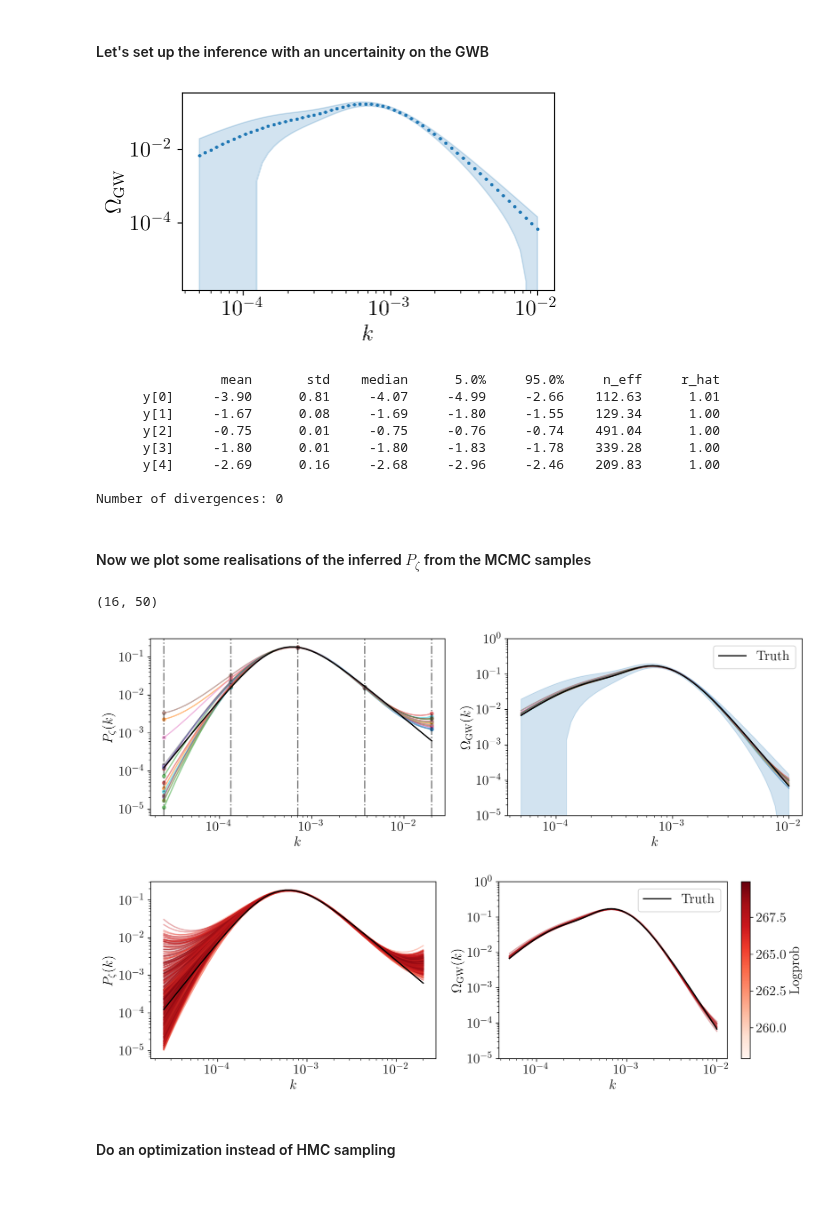
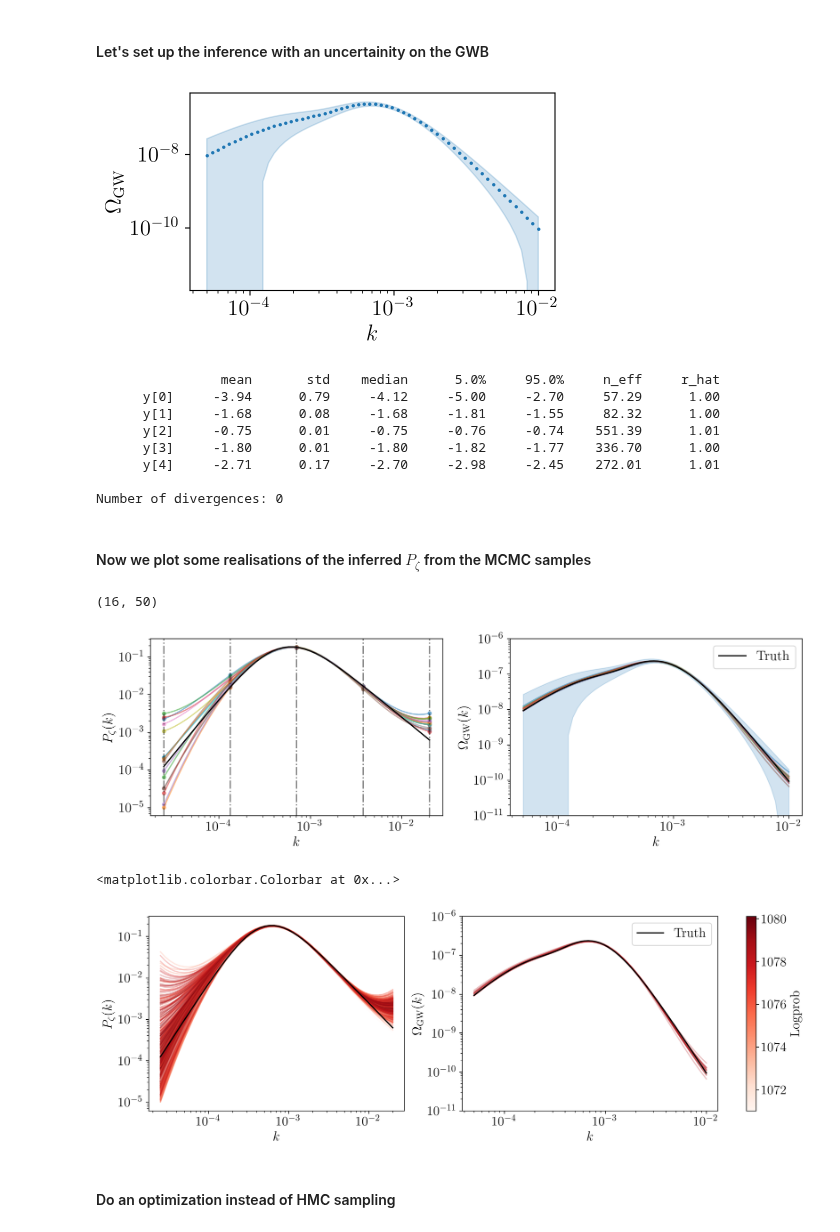
Before and after one commit to Ameek94/SIGW_Inverse, a Jupyter notebook: examples/bpl_jax_integrator.ipynb, the cells around one changed output. Saved outputs shown, nothing was run; the diff lists cells and outputs as text; code cells hidden in the pictures; blank space fills up the shorter version.

```diff
--- a/examples/bpl_jax_integrator.ipynb
+++ b/examples/bpl_jax_integrator.ipynb
@@ -20,8 +20,6 @@ from interpolation.omega_gw_jax import OmegaGWjax
 from interpolation.model import Fixed_Nodes_Model, spline_predict
 from getdist import plots,MCSamples,loadMCSamples
 %config InlineBackend.figure_format = 'retina'
-np.set_printoptions(precision=4,suppress=True)
-jnp.set_printoptions(precision=4,suppress=True)
 font = {'size'   : 16, 'family':'serif'}
 axislabelfontsize='large'
 matplotlib.rc('font', **font)
@@ -86,7 +98,7 @@ ax.fill_between(k_arr,gwb_amp+1.96*omks_sigma,gwb_amp-1.96*omks_sigma,alpha=0.2,
 ax.set(yscale='log',xscale='log',xlabel=r'$k$')
 fig.tight_layout()
 # %% [output]
-[figure, old version]
+[figure, new version]
 # %%
 # Set up the fixed node interpolator
 kmin, kmax = min(p_arr), max(p_arr)
@@ -99,11 +111,11 @@ pz_model = Fixed_Nodes_Model(n_nodes=5,pz_kmin=kmin,pz_kmax=kmax,
 samples, extras = pz_model.run_hmc_inference(num_warmup=512,num_samples=512,seed=0)
 # %% [output]
                 mean       std    median      5.0%     95.0%     n_eff     r_hat
-      y[0]     -3.90      0.81     -4.07     -4.99     -2.66    112.63      1.01
-      y[1]     -1.67      0.08     -1.69     -1.80     -1.55    129.34      1.00
-      y[2]     -0.75      0.01     -0.75     -0.76     -0.74    491.04      1.00
-      y[3]     -1.80      0.01     -1.80     -1.83     -1.78    339.28      1.00
-      y[4]     -2.69      0.16     -2.68     -2.96     -2.46    209.83      1.00
+      y[0]     -3.94      0.79     -4.12     -5.00     -2.70     57.29      1.00
+      y[1]     -1.68      0.08     -1.68     -1.81     -1.55     82.32      1.00
+      y[2]     -0.75      0.01     -0.75     -0.76     -0.74    551.39      1.01
+      y[3]     -1.80      0.01     -1.80     -1.82     -1.77    336.70      1.00
+      y[4]     -2.71      0.17     -2.70     -2.98     -2.45    272.01      1.01
 
 Number of divergences: 0
 # %% [markdown]
@@ -138,7 +150,7 @@ ax2.set(yscale='log',xscale='log')
 
 ax1.set_ylabel(r'$P_{\zeta}(k)$')
 ax1.set_xlabel(r'$k$')
-ax2.set_ylim(1e-5,1.)
+ax2.set_ylim(1e-11,1e-6)
 
 ax2.set_ylabel(r'$\Omega_{\mathrm{GW}}(k)$')
 ax2.set_xlabel(r'$k$')
@@ -146,41 +158,42 @@ ax2.legend()
 for val in nodes:
     ax1.axvline(10**(val),color='k',ls='-.',alpha=0.5)
 fig.tight_layout()
-
 # the dashed lines represent the spline node locations
 # %% [output]
 (16, 50)
-[figure, old version]
+[figure, new version]
 # %%
 ### Plot the MC realisations with their logprob
 cmap = matplotlib.colormaps['Reds']
 ys = samples['y']
 lp = -extras["potential_energy"] # PE = -negative logprob
 lp_min, lp_max = np.min(lp), np.max(lp)
 cols = (lp-lp_min)/(lp_max - lp_min) # normalise the logprob to a colour
 norm = colors.Normalize(lp_min,lp_max)
 
-fig, (ax1,ax2) = plt.subplots(1,2,figsize=(12,4))
+fig, (ax1,ax2) = plt.subplots(1,2,figsize=(12,4),layout='constrained')
 pz_amps = vmap(ff,)(ys)
 for i,pz in enumerate(pz_amps):
-    ax1.loglog(p_arr,pz,alpha=0.35,color=cmap(cols[i]))
+    ax1.loglog(p_arr,pz,alpha=0.25,color=cmap(cols[i]))
     # ax1.scatter(10**(nodes),10**(ys[i]),s=16,alpha=0.5)
 for om in gwb_amps:
-    ax2.loglog(k_arr,om,alpha=0.35,color=cmap(cols[i]))
+    ax2.loglog(k_arr,om,alpha=0.25,color=cmap(cols[i]))
 ax1.loglog(p_arr,pz_amp,color='k',lw=1.5)
 ax2.loglog(k_arr,gwb_amp,color='k',lw=1.5,label='Truth')
 
 ax2.legend()
 ax1.set_ylabel(r'$P_{\zeta}(k)$')
 ax1.set_xlabel(r'$k$')
-ax2.set_ylim(1e-5,1.)
+ax2.set_ylim(1e-11,1e-6)
 
 ax2.set_ylabel(r'$\Omega_{\mathrm{GW}}(k)$')
 ax2.set_xlabel(r'$k$')
-fig.colorbar(cm.ScalarMappable(norm=norm,cmap=cmap),ax=ax2,label='Logprob')
-fig.tight_layout()
+fig.colorbar(cm.ScalarMappable(norm=norm,cmap=cmap),ax=[ax1,ax2],label='Logprob')
+# fig.subplots_adjust(hspace=0.3)
+# fig.tight_layout()
 # %% [output]
+<matplotlib.colorbar.Colorbar at 0x...>
-[figure, old version]
+[figure, new version]
 # %% [markdown]
 #### Do an optimization instead of HMC sampling
 # %%
```
Also changed, not shown: parts of 3 cells of this notebook, 2 other files.
